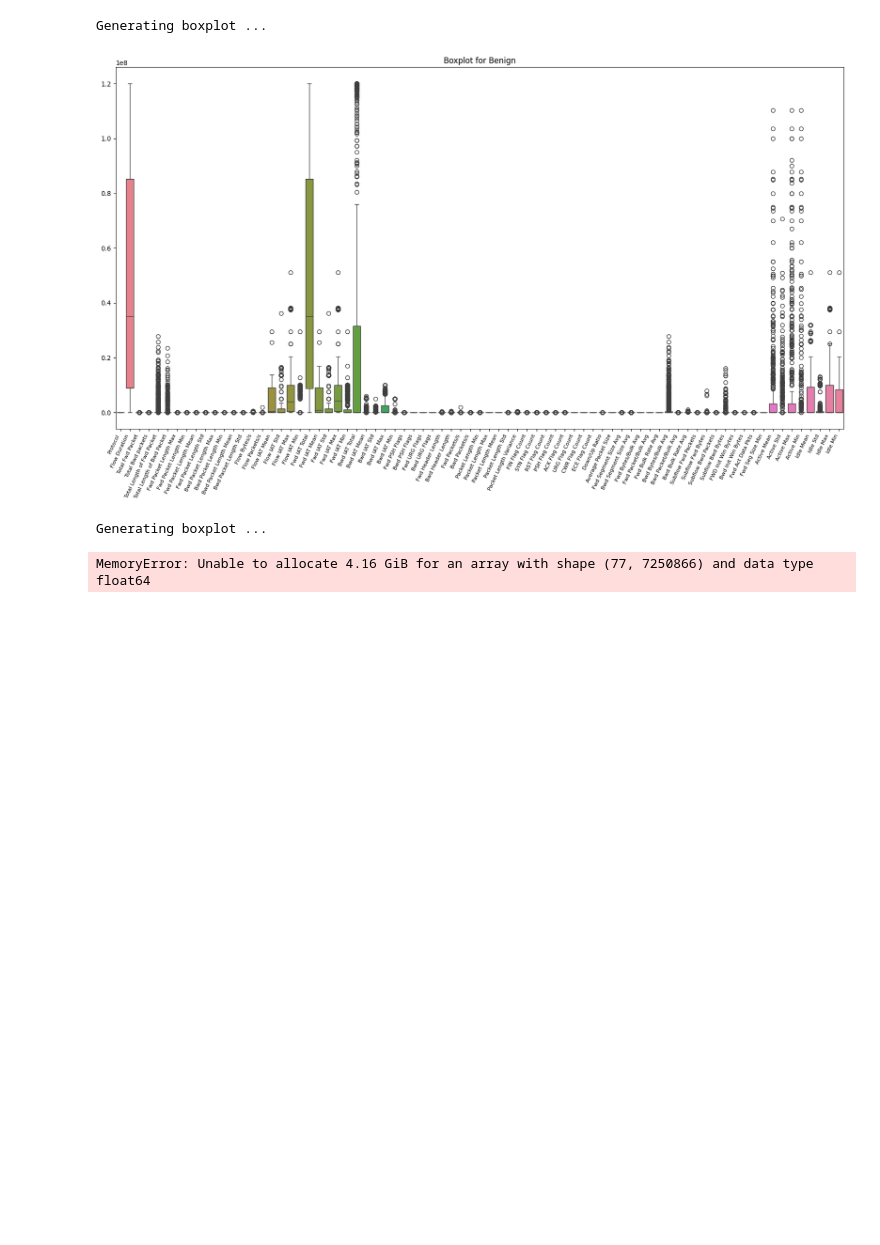
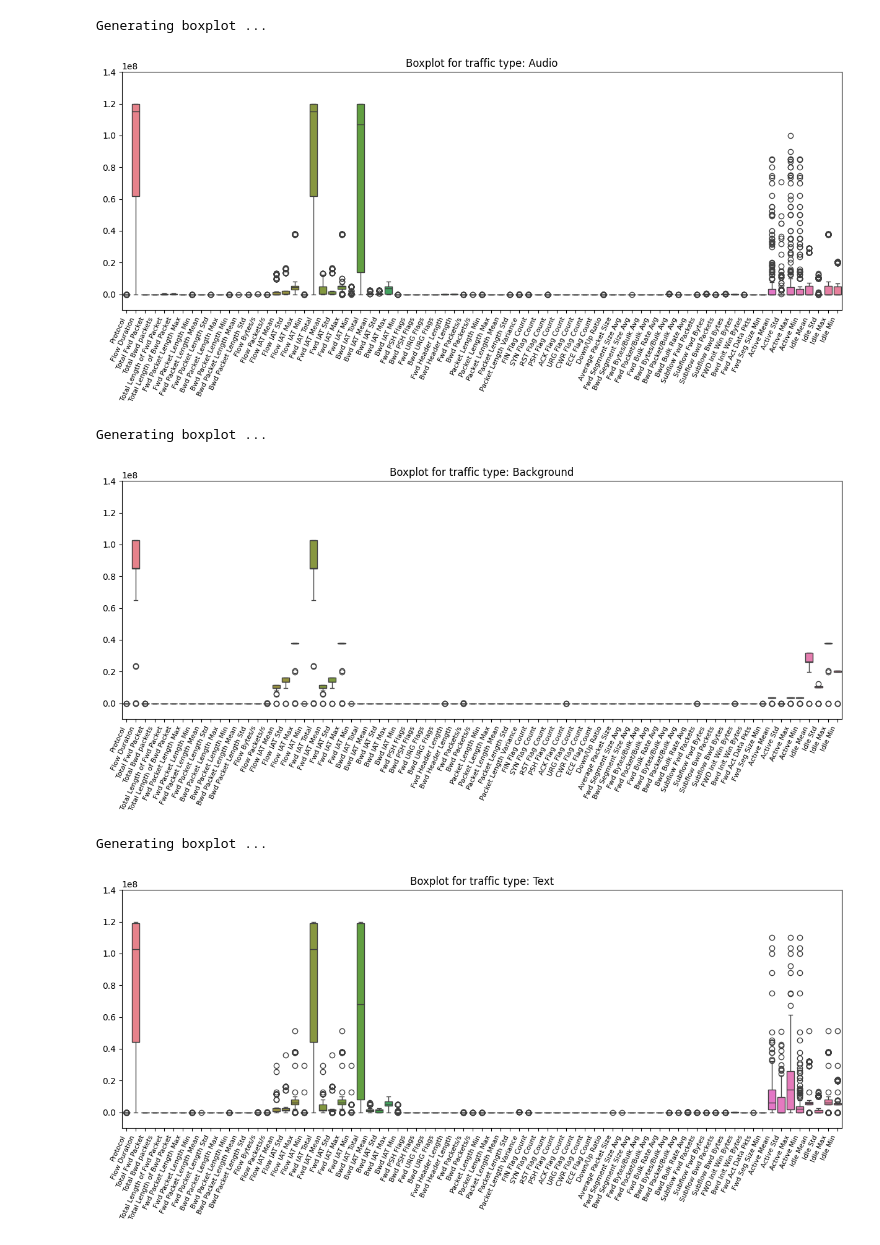
Before and after one commit to dimsigma/Uni_Data_Mining_Project_2025, a Jupyter notebook: project.ipynb, the cells around one changed output. Cells and saved outputs as stored; diff of their text form; code cells hidden in the pictures; blank space fills up the shorter version.

Commit message:
Finsished with informstion gathering about data

```diff
--- a/project.ipynb
+++ b/project.ipynb
@@ -67,23 +76,27 @@ def heatmap(corr: pd.DataFrame, title: str) -> None:
     plt.show()
 
 # Create boxplot diagram to showcase target differences
-def boxplot(df: pd.DataFrame, title: str) -> None:
+def boxplot(df: pd.DataFrame, title: str, y_lim_bot: float, y_lim_top: float) -> None:
     print("Generating boxplot ...")
-    plt.figure(figsize=(20, 10))
+    plt.figure(figsize=(15, 5))
     sns.boxplot(data=df)
+    plt.ylim((y_lim_bot, y_lim_top))
     plt.xticks(rotation = 65, ha = "right", fontsize=8)
     plt.title(title)
     plt.show()
 
-# Create countplot to showcase certain values
-def countplot(df: pd.DataFrame, title: str) -> None:
-    print("Generating countplot ...")
-    plt.figure(figsize=(15, 10))
-    sns.countplot(data=df)
+# Create barplot to showcase certain values
+def barplot(x, y, title: str) -> None:
+    print("Generating barplot ...")
+    plt.figure(figsize=(15, 5))
+    sns.barplot(x=x, y=y)
+    plt.ylim((-1, 1))
+    plt.xticks(rotation = 65, ha = "right", fontsize=8)
     plt.title(title)
+    plt.grid(True, axis="y")
     plt.show()
 # %%
-### Remove excess metrics and duplicates, present data
-df = present(df_data)
-del df_data
+### Sampling, remove excess metrics and duplicates, present data
+df_sampled = sampling(df_data, cap=10000, rate=0.01)
+df = present(df_sampled)
 # %% [output]
@@ -130,22 +152,26 @@ Dataset after removing unecessary data and duplicates has 7252155 rows and 80 co
 | 31 | Malicious | Mirai | Mirai Scan Bruteforce | 5869 |
 # %%
 ### Present distributions for all metrics for both Benign and Malicious labels
+ylim_top = 1.4 * 1e8
+ylim_bot = -0.1 * 1e8
 df_benign = df[df["Label"] == "Benign"]
 df_malicious = df[df["Label"] == "Malicious"]
 
-"""benign_list = ["Audio", "Background", "Text", "Video"]
+benign_list = ["Audio", "Background", "Text", "Video"]
 malicious_list = ["Bruteforce", "DoS", "Information Gathering", "Mirai"]
 
 for ttype in benign_list:
-    boxplot(df_benign[df_benign["Traffic Type"] == ttype].drop(columns=TARGET_LABELS), "Boxplot for traffic type: " + ttype)
+    boxplot(df_benign[df_benign["Traffic Type"] == ttype].drop(columns=TARGET_LABELS), "Boxplot for traffic type: " + ttype, ylim_bot, ylim_top)
 
 for ttype in malicious_list:
-    boxplot(df_malicious[df_malicious["Traffic Type"] == ttype].drop(columns=TARGET_LABELS), "Boxplot for traffic type: " + ttype)"""
+    boxplot(df_malicious[df_malicious["Traffic Type"] == ttype].drop(columns=TARGET_LABELS), "Boxplot for traffic type: " + ttype, ylim_bot, ylim_top)
 
-boxplot(df_benign.drop(columns=TARGET_LABELS), "Boxplot for Benign")
-boxplot(df_malicious.drop(columns=TARGET_LABELS), "Boxplot for Malicious")
+boxplot(df_benign.drop(columns=TARGET_LABELS), "Boxplot for Benign", ylim_bot, ylim_top)
+boxplot(df_malicious.drop(columns=TARGET_LABELS), "Boxplot for Malicious", ylim_bot, ylim_top)
 # %% [output]
 Generating boxplot ...
-[figure, old version]
+[figure, new version]
 Generating boxplot ...
+[figure, added]
-MemoryError: Unable to allocate 4.16 GiB for an array with shape (77, 7250866) and data type float64
+Generating boxplot ...
+[figure, added]
```
Also changed, not shown: parts of 9 cells of this notebook.
